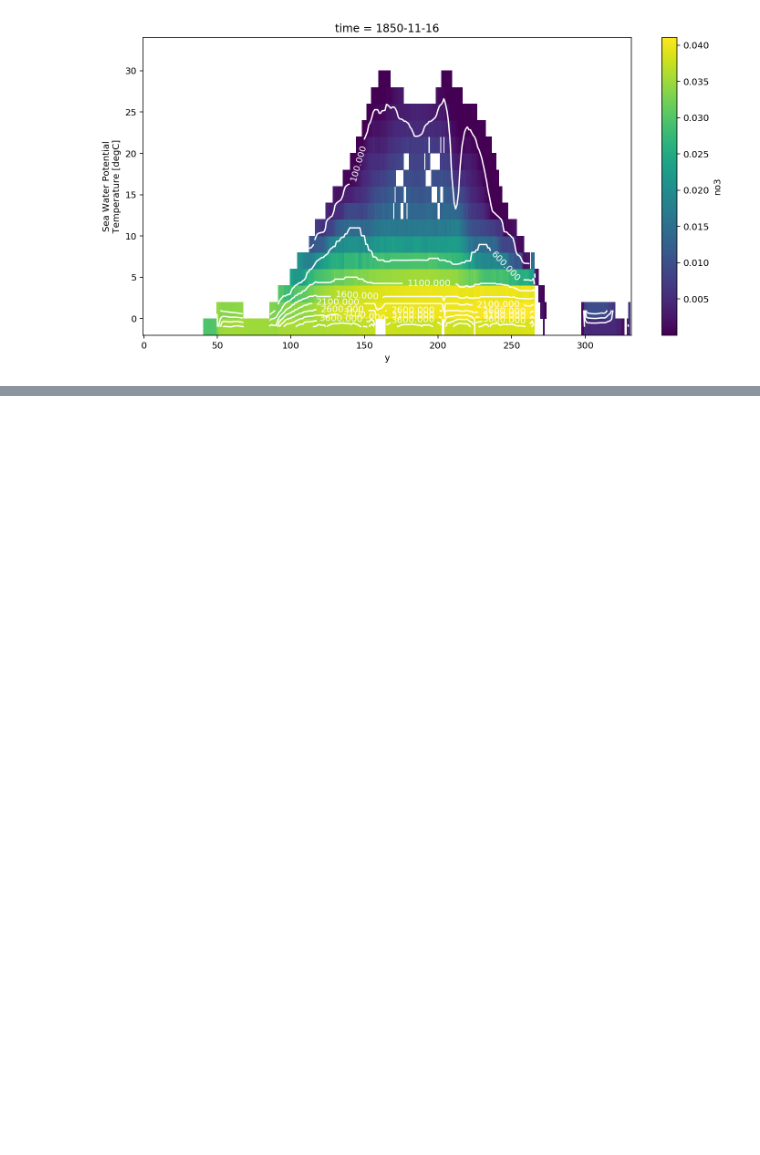
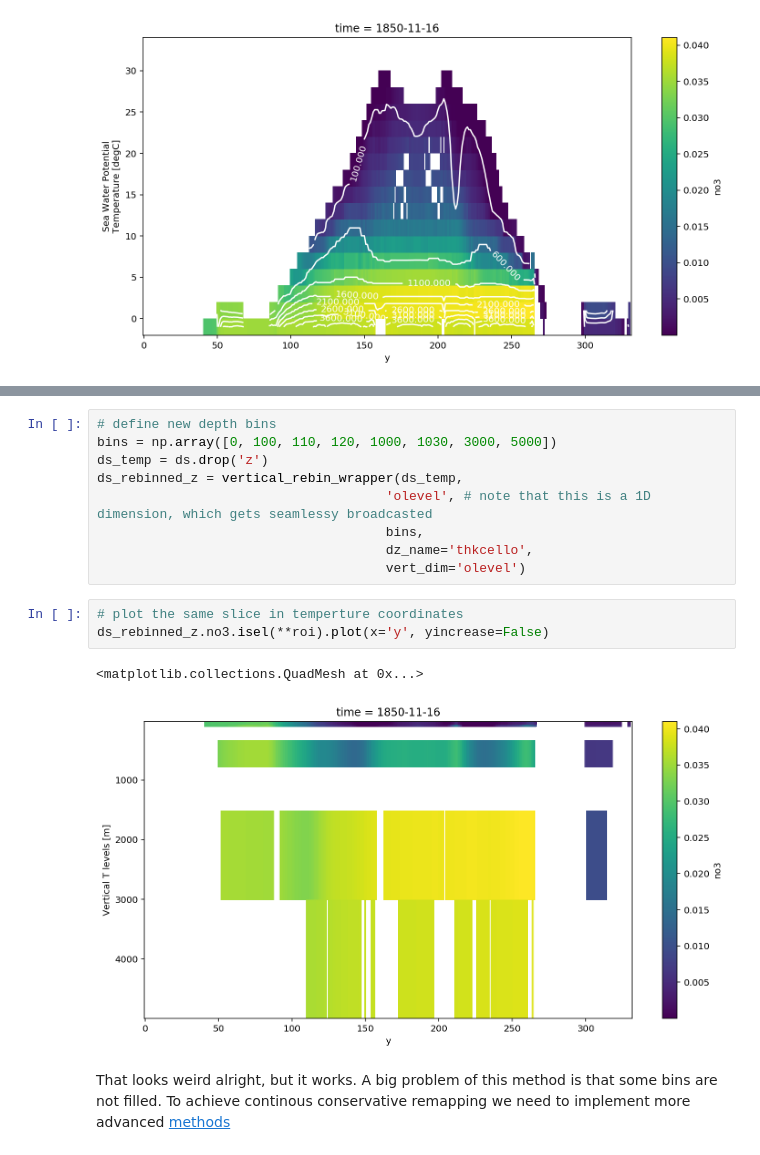
Before and after one commit to jbusecke/cmip6-hackathon-demos, a Jupyter notebook: notebooks/vertical_rebinning_demo.ipynb, the cells around one changed output, grey strips where cells are left out. Cells and saved outputs as stored; diff of their text form; blank space fills up the shorter version.

```diff
--- a/notebooks/vertical_rebinning_demo.ipynb
+++ b/notebooks/vertical_rebinning_demo.ipynb
@@ -156,0 +168,17 @@ plt.clabel(ch)
+# %%
+# define new depth bins
+bins = np.array([0, 100, 110, 120, 1000, 1030, 3000, 5000])
+ds_temp = ds.drop('z')
+ds_rebinned_z = vertical_rebin_wrapper(ds_temp,
+                                     'olevel', # note that this is a 1D dimension, which gets seamlessy broadcasted
+                                     bins,
+                                     dz_name='thkcello',
+                                     vert_dim='olevel')
+# %%
+# plot the same slice in temperture coordinates
+ds_rebinned_z.no3.isel(**roi).plot(x='y', yincrease=False)
+# %% [output]
+<matplotlib.collections.QuadMesh at 0x...>
+[figure, added]
+# %% [markdown]
+That looks weird alright, but it works. A big problem of this method is that some bins are not filled. To achieve continous conservative remapping we need to implement more advanced [methods](https://discourse.pangeo.io/t/plotting-ocean-variables-in-density-coordinates-using-xhistogram/125/7?u=jbusecke)
```
Also changed, not shown: parts of 3 cells of this notebook.
